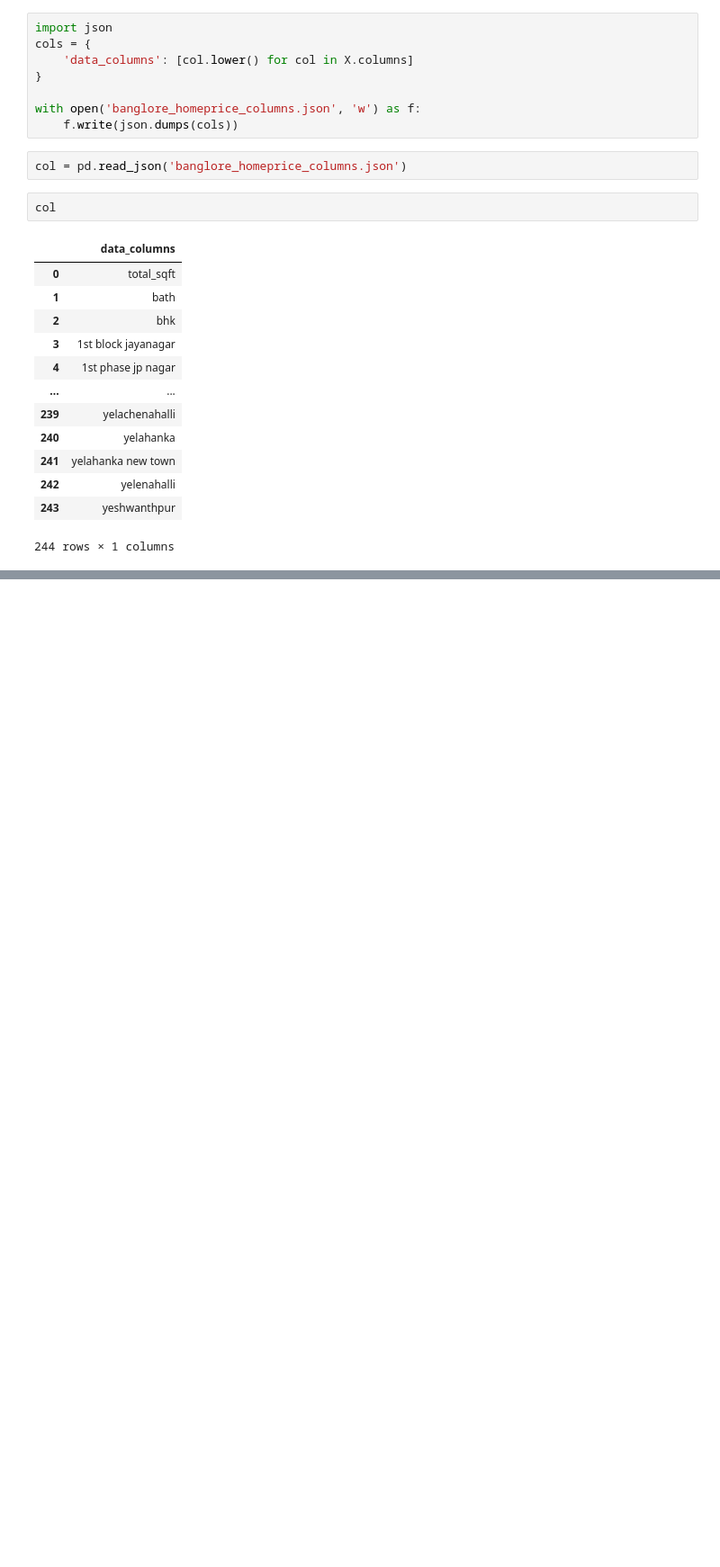
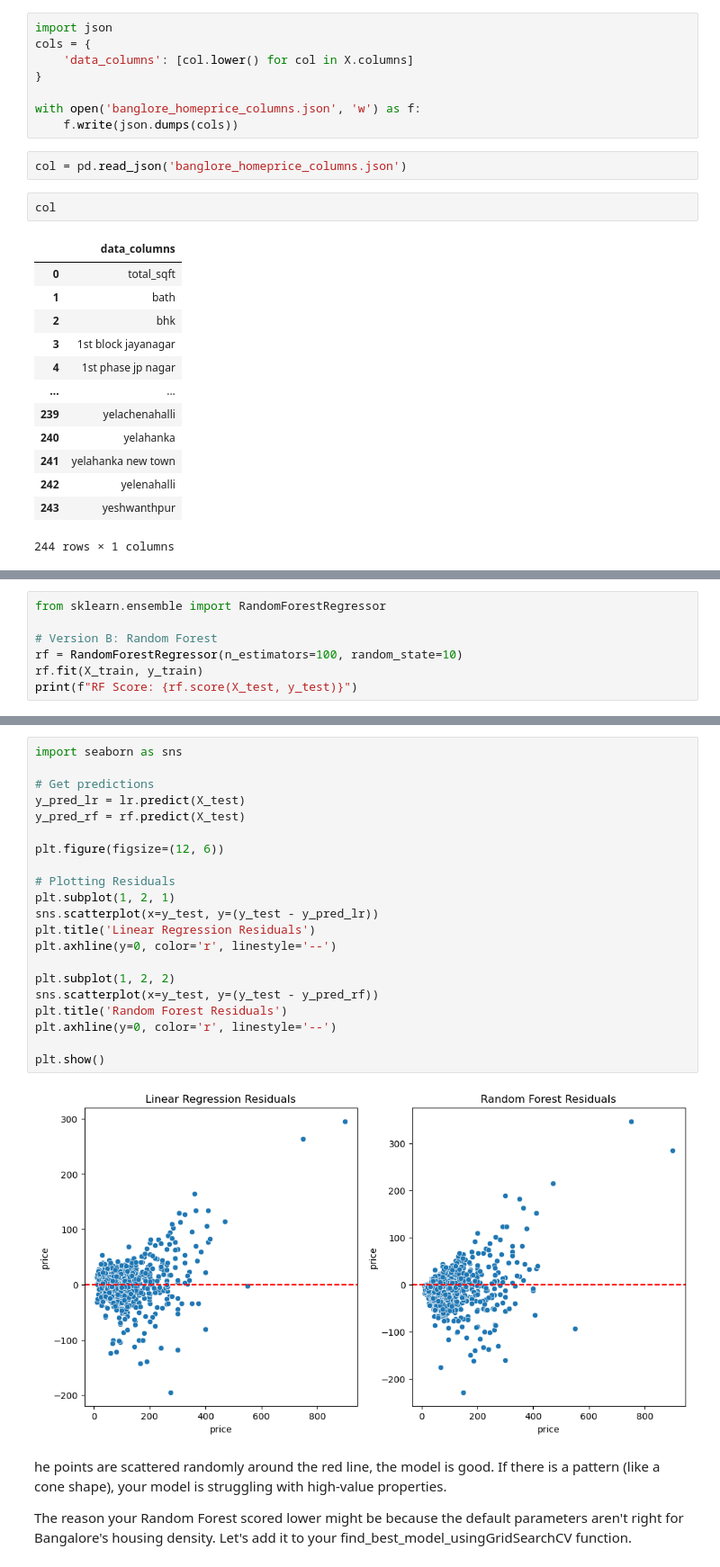
Before and after one commit to sanagahoi/Data_science_Project, a Jupyter notebook: CodeBasic_Project_HomePriceBangalore.ipynb, the cells around one changed output, grey strips where cells are left out. Shown at 90% size. Cells and saved outputs as stored; diff of their text form; blank space fills up the shorter version.

Commit message:
Adding more exploration in homePricePrediction

```diff
--- a/CodeBasic_Project_HomePriceBangalore.ipynb
+++ b/CodeBasic_Project_HomePriceBangalore.ipynb
@@ -548,0 +599,7 @@ col
+# %%
+from sklearn.ensemble import RandomForestRegressor
+
+# Version B: Random Forest
+rf = RandomForestRegressor(n_estimators=100, random_state=10)
+rf.fit(X_train, y_train)
+print(f"RF Score: {rf.score(X_test, y_test)}")
@@ -548,0 +625,27 @@ col
+# %%
+import seaborn as sns
+
+# Get predictions
+y_pred_lr = lr.predict(X_test)
+y_pred_rf = rf.predict(X_test)
+
+plt.figure(figsize=(12, 6))
+
+# Plotting Residuals
+plt.subplot(1, 2, 1)
+sns.scatterplot(x=y_test, y=(y_test - y_pred_lr))
+plt.title('Linear Regression Residuals')
+plt.axhline(y=0, color='r', linestyle='--')
+
+plt.subplot(1, 2, 2)
+sns.scatterplot(x=y_test, y=(y_test - y_pred_rf))
+plt.title('Random Forest Residuals')
+plt.axhline(y=0, color='r', linestyle='--')
+
+plt.show()
+# %% [output]
+[figure, added]
+# %% [markdown]
+he points are scattered randomly around the red line, the model is good. If there is a pattern (like a cone shape), your model is struggling with high-value properties.
+
+The reason your Random Forest scored lower might be because the default parameters aren't right for Bangalore's housing density. Let's add it to your find_best_model_usingGridSearchCV function.
```
Also changed, not shown: parts of 24 cells of this notebook.
